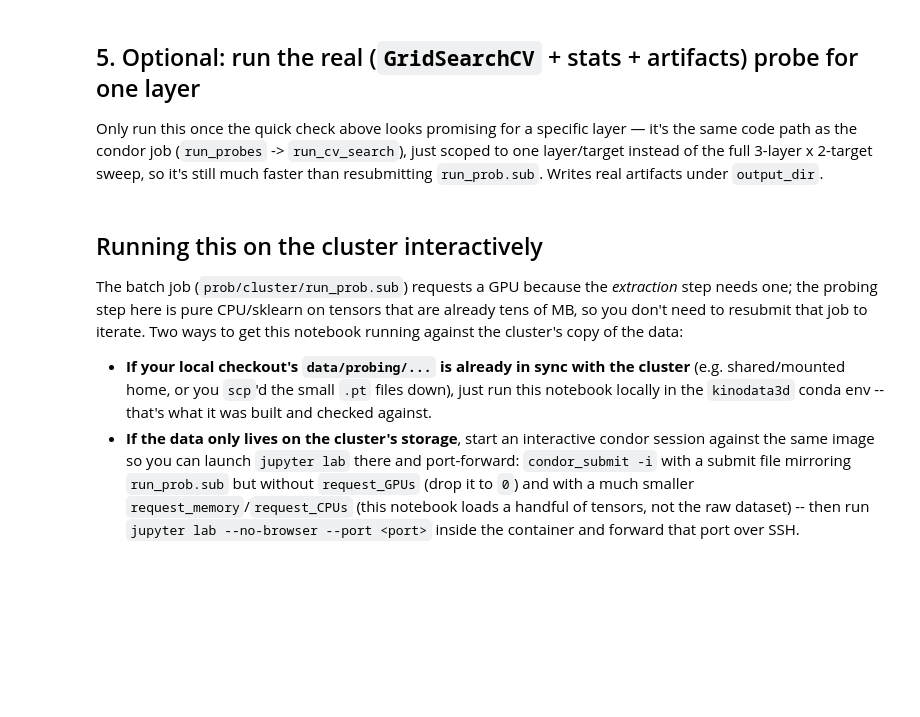
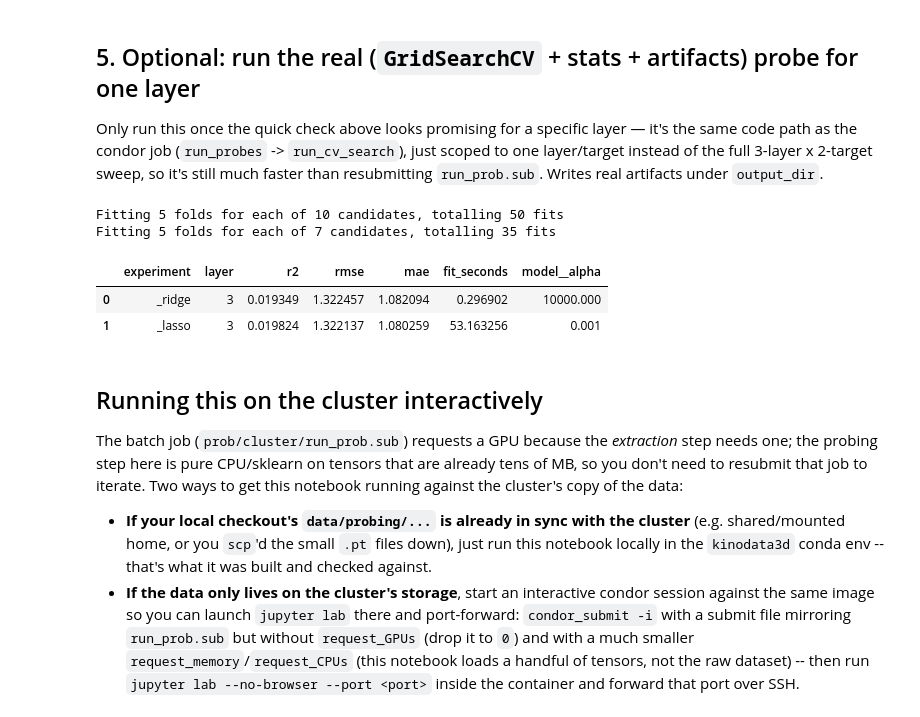
Before and after one commit to fatemeh-moghaddam/kinodata-3D-affinity-prediction, a Jupyter notebook: prob/probing_notebooks/affinity_probe_quickcheck.ipynb, the cells around one changed output. Cells and saved outputs as stored; diff of their text form; code cells hidden in the pictures; blank space fills up the shorter version.

```diff
--- a/prob/probing_notebooks/affinity_probe_quickcheck.ipynb
+++ b/prob/probing_notebooks/affinity_probe_quickcheck.ipynb
@@ -190,14 +262,20 @@ the same code path as the condor job (`run_probes` -> `run_cv_search`), just sco
 one layer/target instead of the full 3-layer x 2-target sweep, so it's still much
 faster than resubmitting `run_prob.sub`. Writes real artifacts under `output_dir`.
 # %%
-RUN_FULL_PROBE = False  # flip to True once you've picked a layer/target worth an official run
+RUN_FULL_PROBE = True  # flip to True once you've picked a layer/target worth an official run
 
 if RUN_FULL_PROBE:
     from prob.prob_orchestrate import linear_models
 
     X, y = load_target(TARGET_FILE, LAYER)
     runs = linear_models(prob_config, X, y, layer_num=LAYER, reuse_best_params=False)
     display(pd.DataFrame(runs))
+# %% [output]
+Fitting 5 folds for each of 10 candidates, totalling 50 fits
+Fitting 5 folds for each of 7 candidates, totalling 35 fits
+|  | experiment | layer | r2 | rmse | mae | fit_seconds | model__alpha |
+| 0 | _ridge | 3 | 0.019349 | 1.322457 | 1.082094 | 0.296902 | 10000.000 |
+| 1 | _lasso | 3 | 0.019824 | 1.322137 | 1.080259 | 53.163256 | 0.001 |
 # %% [markdown]
 ## Running this on the cluster interactively
 
```
Also changed, not shown: parts of 11 cells of this notebook.
